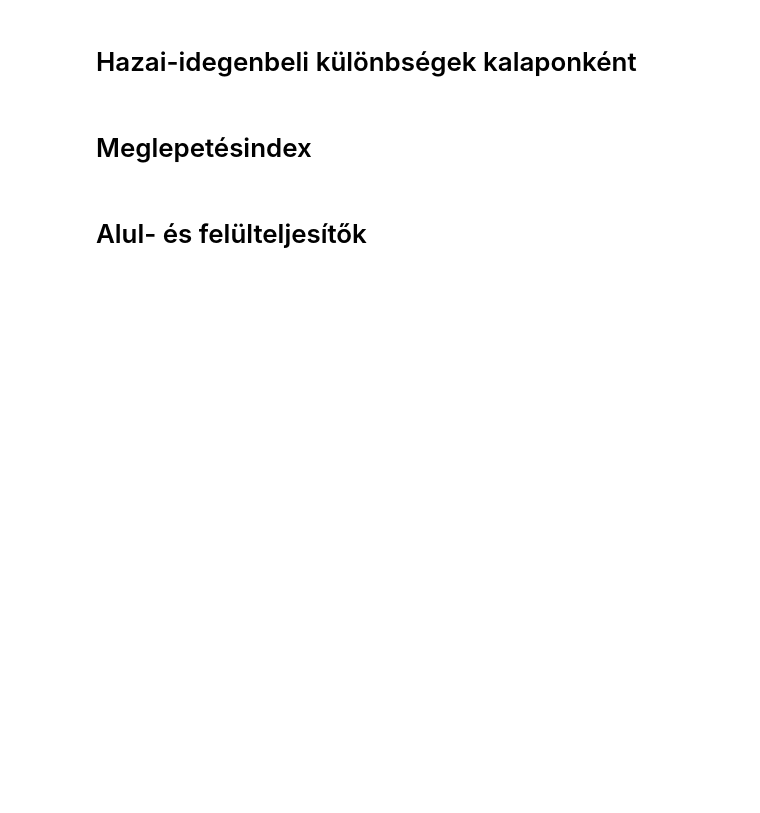
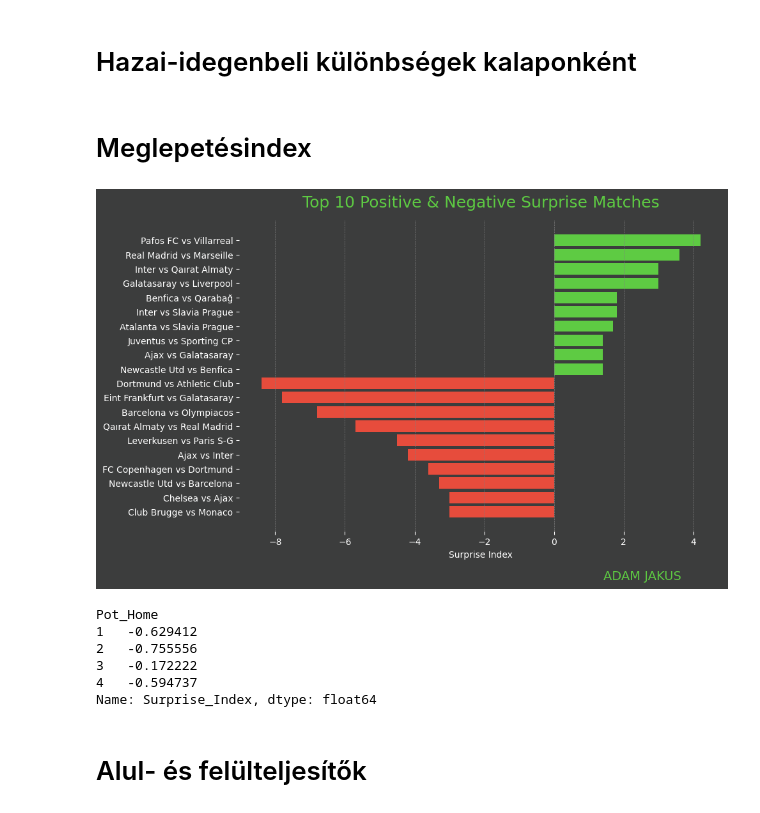
Before and after one commit to Admex666/TSDP, a Jupyter notebook: fbref/fbref_UEFA_pots_analysis.ipynb, the cells around one changed output. Saved outputs shown, nothing was run; the diff lists cells and outputs as text; code cells hidden in the pictures; blank space fills up the shorter version.

```diff
--- a/fbref/fbref_UEFA_pots_analysis.ipynb
+++ b/fbref/fbref_UEFA_pots_analysis.ipynb
@@ -386,5 +386,72 @@ plot_heatmap(avg_xg_diff, "Average xG Difference vs Opponent Pot", cmap="RdYlGn"
 # Hazai-idegenbeli különbségek kalaponként
 # %% [markdown]
 # Meglepetésindex
+# %%
+import pandas as pd
+import numpy as np
+import matplotlib.pyplot as plt
+
+# ---------- STYLE ----------
+background_color = '#3c3d3d'
+text_color = '#5ECB43'
+
+df = ucl_data.copy()
+
+# Pot számokat számként tároljuk (pl. "Pot 1" -> 1)
+def extract_pot_num(pot_value):
+    if isinstance(pot_value, str):
+        return int(''.join([c for c in pot_value if c.isdigit()]))
+    return pot_value
+
+df["Pot_Home"] = df["Pot_Home"].apply(extract_pot_num)
+df["Pot_Away"] = df["Pot_Away"].apply(extract_pot_num)
+
+# Gólkülönbségek
+df["Goal_Diff"] = df["Goals_Home"] - df["Goals_Away"]
+df["xG_Diff"] = df["xG_Home"] - df["xG_Away"]
+
+# Pot különbség (pozitív ha a vendég gyengébb potból jön)
+df["Pot_Diff"] = df["Pot_Home"] - df["Pot_Away"]
+
+# Surprise Index számítás
+df["Surprise_Index"] = (df["Goal_Diff"] - df["xG_Diff"]) * df["Pot_Diff"]
+
+# ---------- TOP & BOTTOM MATCHES ----------
+top_surprises = df.sort_values("Surprise_Index", ascending=False).head(10)
+bottom_surprises = df.sort_values("Surprise_Index", ascending=True).head(10)
+
+# ---------- VISUALIZATION ----------
+fig, ax = plt.subplots(figsize=(10, 6), facecolor=background_color)
+ax.set_facecolor(background_color)
+
+ax.barh(top_surprises["Home"] + " vs " + top_surprises["Away"],
+        top_surprises["Surprise_Index"], color="#5ECB43")
+ax.barh(bottom_surprises["Home"] + " vs " + bottom_surprises["Away"],
+        bottom_surprises["Surprise_Index"], color="#E74C3C")
+
+ax.set_title("Top 10 Positive & Negative Surprise Matches", color=text_color, fontsize=18, pad=15)
+ax.set_xlabel("Surprise Index", color='white')
+ax.tick_params(colors='white')
+ax.spines[:].set_visible(False)
+plt.grid(axis='x', color='gray', linestyle='--', linewidth=0.5)
+plt.gca().invert_yaxis()
+
+# Watermark
+fig.text(0.86, -0.02, 'ADAM JAKUS', color=text_color, fontsize=14, ha='center', va='center')
+
+plt.tight_layout()
+plt.show()
+
+# ---------- SUMMARY BY POT ----------
+surprise_by_pot = df.groupby("Pot_Home")["Surprise_Index"].mean()
+print(surprise_by_pot)
+# %% [output]
+[figure, added]
+Pot_Home
+1   -0.629412
+2   -0.755556
+3   -0.172222
+4   -0.594737
+Name: Surprise_Index, dtype: float64
 # %% [markdown]
 # Alul- és felülteljesítők
```
Also changed, not shown: parts of 6 cells of this notebook.
